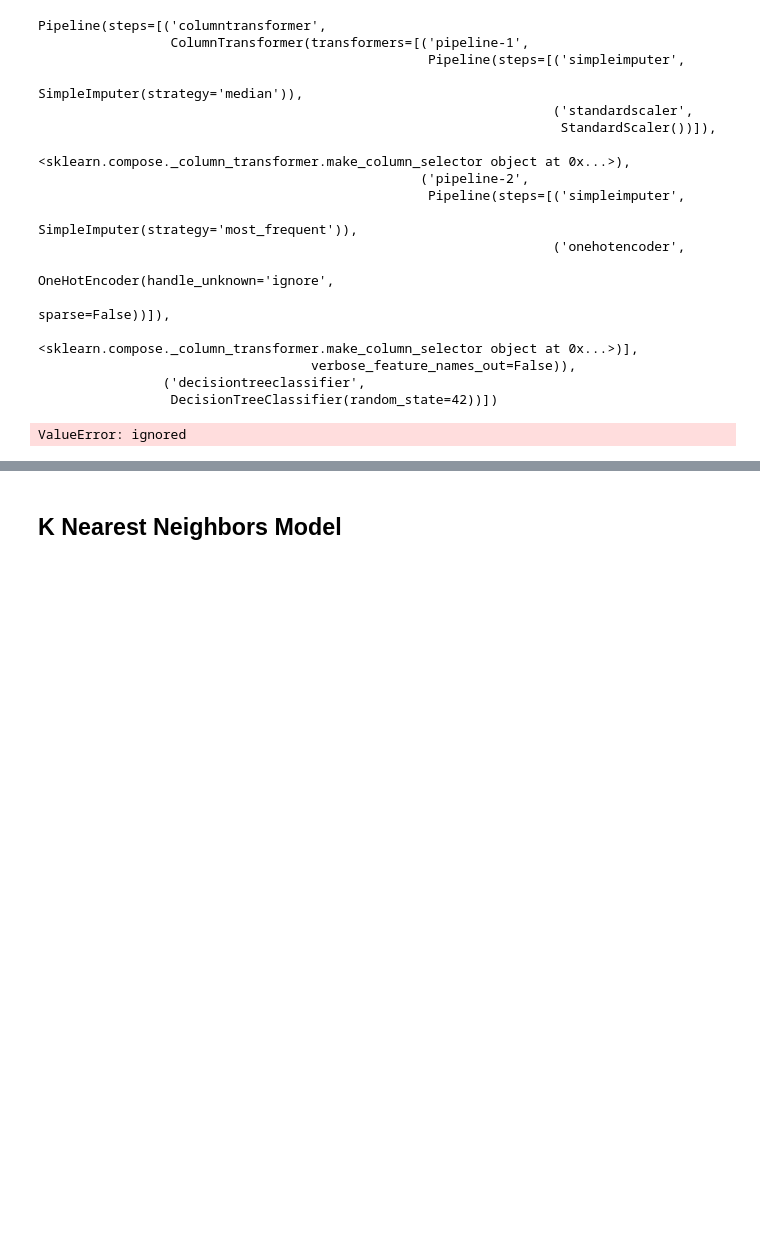
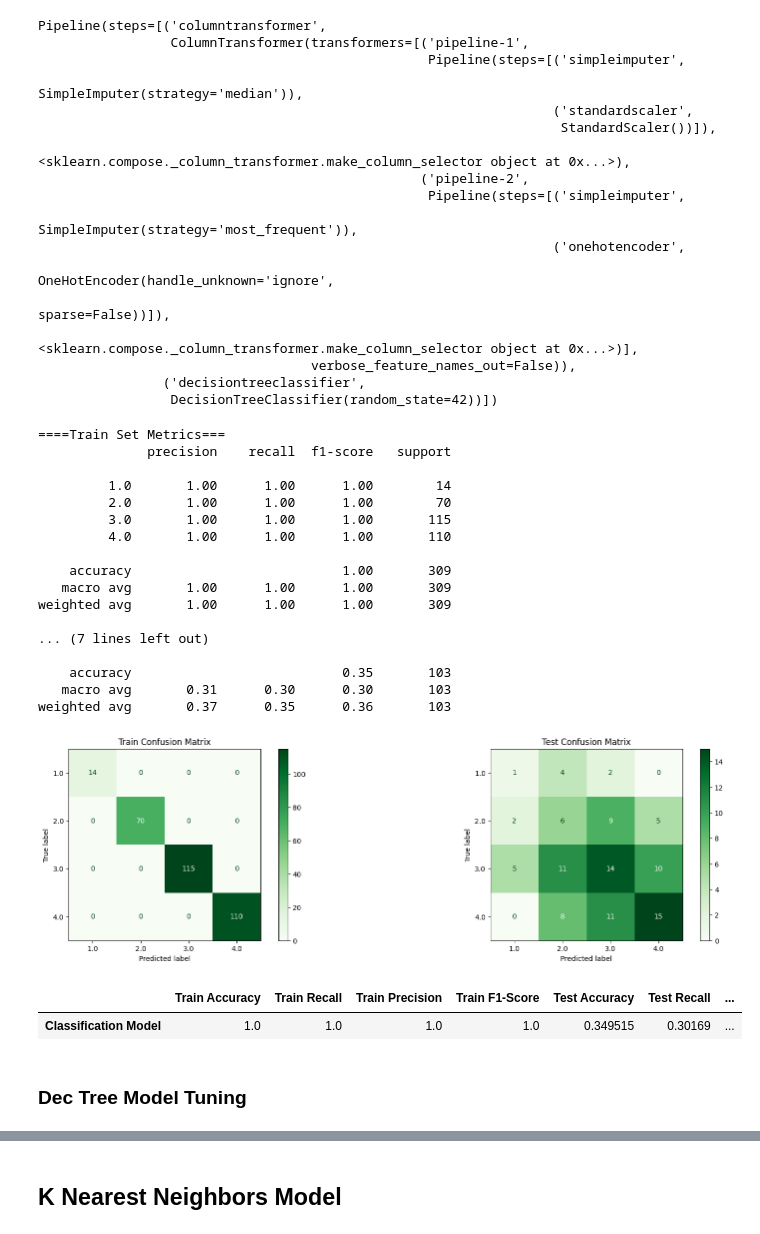
Before and after one commit to JmB17/Perosnal-Project, a Jupyter notebook: Classification_Prediction_on_Cirrhosis_Classification.ipynb, the cells around one changed output, grey strips where cells are left out. Saved outputs shown, nothing was run; the diff lists cells and outputs as text; code cells hidden in the pictures; blank space fills up the shorter version.

```diff
--- a/Classification_Prediction_on_Cirrhosis_Classification.ipynb
+++ b/Classification_Prediction_on_Cirrhosis_Classification.ipynb
@@ -781,0 +826,12 @@ ValueError: ignored
+# %%
+rf_params = {'randomforestclassifier__n_estimators': [10,20,30,40,50,60,70,80,90,100,150,200],
+             'randomforestclassifier__max_features': ['sqrt', 'log2', None],
+             'randomforestclassifier__max_depth': range(2,20)}
+# %%
+rf_pipe_gs = GridSearchCV(rf_pipe, rf_params)
+
+rf_pipe_gs.fit(X_train, y_train)
+print('Best RF Parameters:')
+print(rf_pipe_gs.best_params_)
+rf_best_pipe = rf_pipe_gs.best_estimator_
+print(f'Accuracy of best RF model is: {rf_best_pipe.score(X_test, y_test)}')
@@ -811,6 +871,27 @@ Pipeline(steps=[('columntransformer',
 dec_train_preds = dec_tree_pipe.predict(X_train)
 dec_test_preds = dec_tree_pipe.predict(X_test)
 # %%
-evaluate_classification(dec_tree, dec_train_preds, y_train, dec_test_preds, y_test)
+evaluate_classification(dec_tree_pipe, X_train, y_train, X_test, y_test)
 # %% [output]
-ValueError: ignored
+====Train Set Metrics===
+              precision    recall  f1-score   support
+
+         1.0       1.00      1.00      1.00        14
+         2.0       1.00      1.00      1.00        70
+         3.0       1.00      1.00      1.00       115
+         4.0       1.00      1.00      1.00       110
+
+    accuracy                           1.00       309
+   macro avg       1.00      1.00      1.00       309
+weighted avg       1.00      1.00      1.00       309
+
+... (7 lines left out)
+
+    accuracy                           0.35       103
+   macro avg       0.31      0.30      0.30       103
+weighted avg       0.37      0.35      0.36       103
+[figure, added]
+|  | Train Accuracy | Train Recall | Train Precision | Train F1-Score | Test Accuracy | Test Recall | ... |
+| Classification Model | 1.0 | 1.0 | 1.0 | 1.0 | 0.349515 | 0.30169 | ... |
+# %% [markdown]
+### Dec Tree Model Tuning
```
Also changed, not shown: parts of 29 cells of this notebook.
